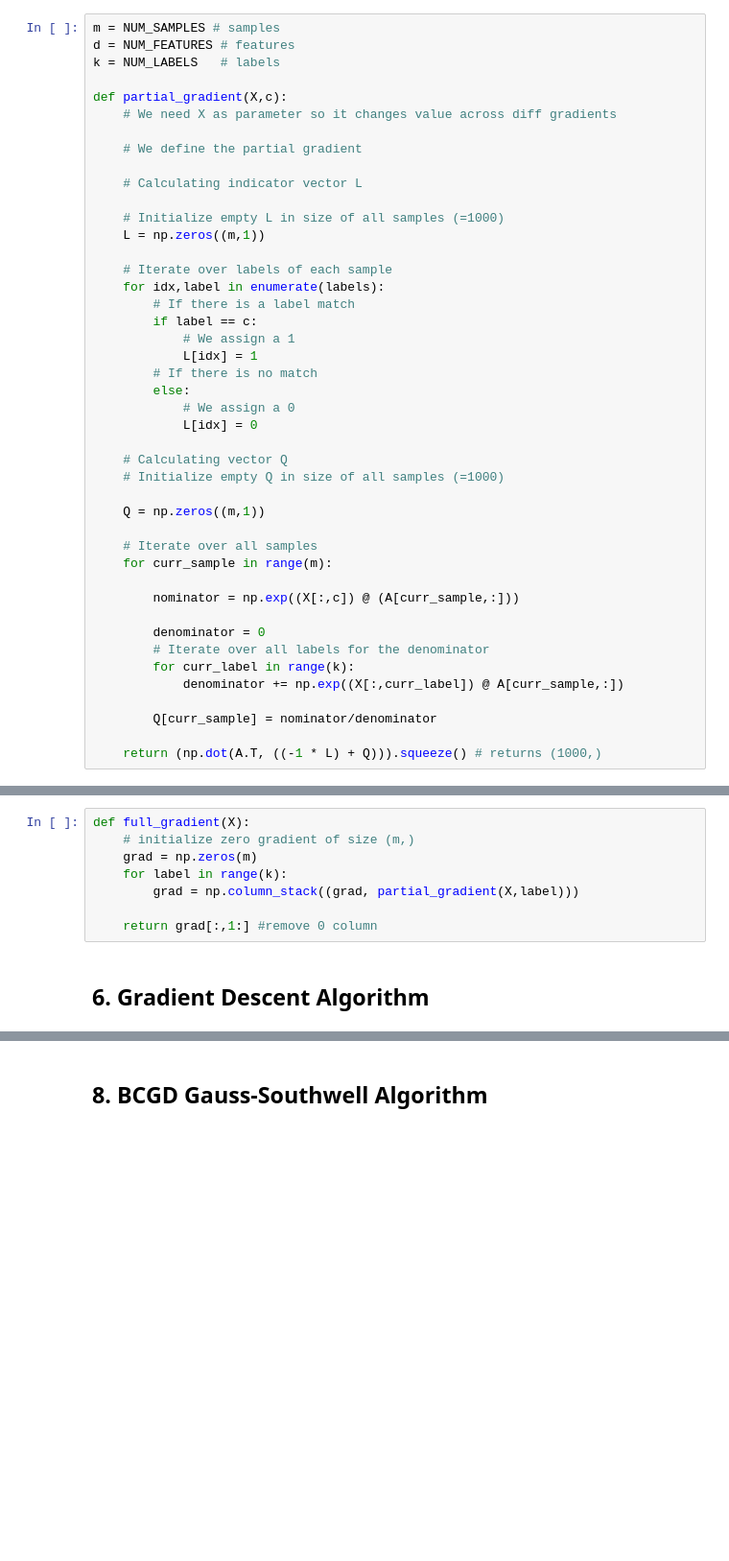
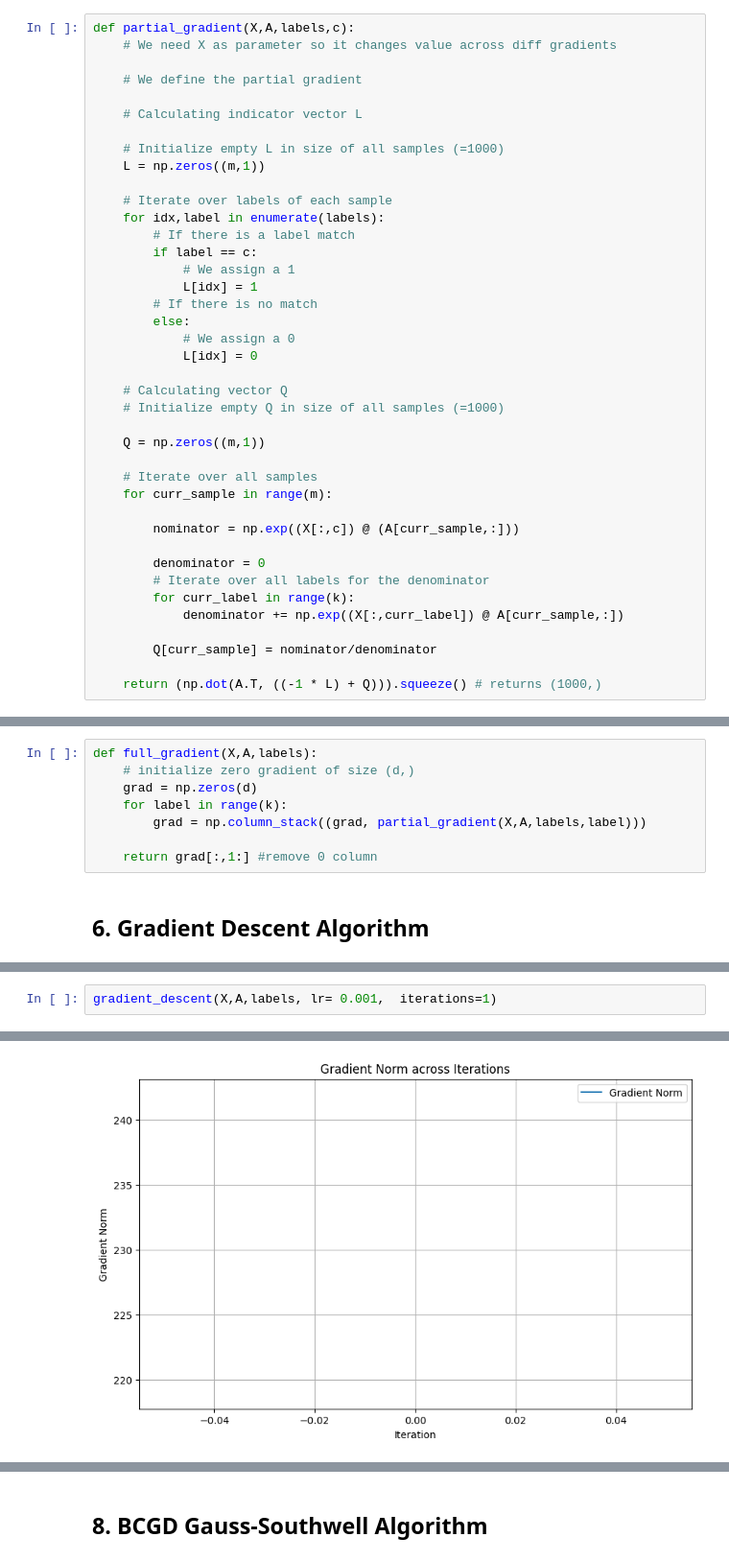
Before and after one commit to maloooon/Optimizing_Multi-Class_Logistic_Regression_with_Gradient-Based_Methods, a Jupyter notebook: HW1_CLEANED_CODE.ipynb, the cells around one changed output, grey strips where cells are left out. Shown: that part at 96% size. Saved outputs shown, nothing was run; the diff lists cells and outputs as text; blank space fills up the shorter version.

```diff
--- a/HW1_CLEANED_CODE.ipynb
+++ b/HW1_CLEANED_CODE.ipynb
@@ -100,9 +135,5 @@ def cost_function(X,A):
 # %%
-m = NUM_SAMPLES # samples
-d = NUM_FEATURES # features
-k = NUM_LABELS   # labels
-
-def partial_gradient(X,c):
+def partial_gradient(X,A,labels,c):
     # We need X as parameter so it changes value across diff gradients
 
     # We define the partial gradient
@@ -144,11 +175,11 @@ def partial_gradient(X,c):
 # %% [markdown]
 ## 5. Full gradient
 # %%
-def full_gradient(X):
-    # initialize zero gradient of size (m,)
-    grad = np.zeros(m)
+def full_gradient(X,A,labels):
+    # initialize zero gradient of size (d,)
+    grad = np.zeros(d)
     for label in range(k):
-        grad = np.column_stack((grad, partial_gradient(X,label)))
+        grad = np.column_stack((grad, partial_gradient(X,A,labels,label)))
 
     return grad[:,1:] #remove 0 column
 # %% [markdown]
@@ -249,0 +215,3 @@ Note that the calculations needed for $I_c$ and $Q_c$ only depend on $c$ and $i$
+# %%
+gradient_descent(X,A,labels, lr= 0.001,  iterations=1)
+# %% [output]
@@ -249,0 +219 @@ Note that the calculations needed for $I_c$ and $Q_c$ only depend on $c$ and $i$
+[figure, added]
```
Also changed, not shown: parts of 21 cells of this notebook, 1 other file.
